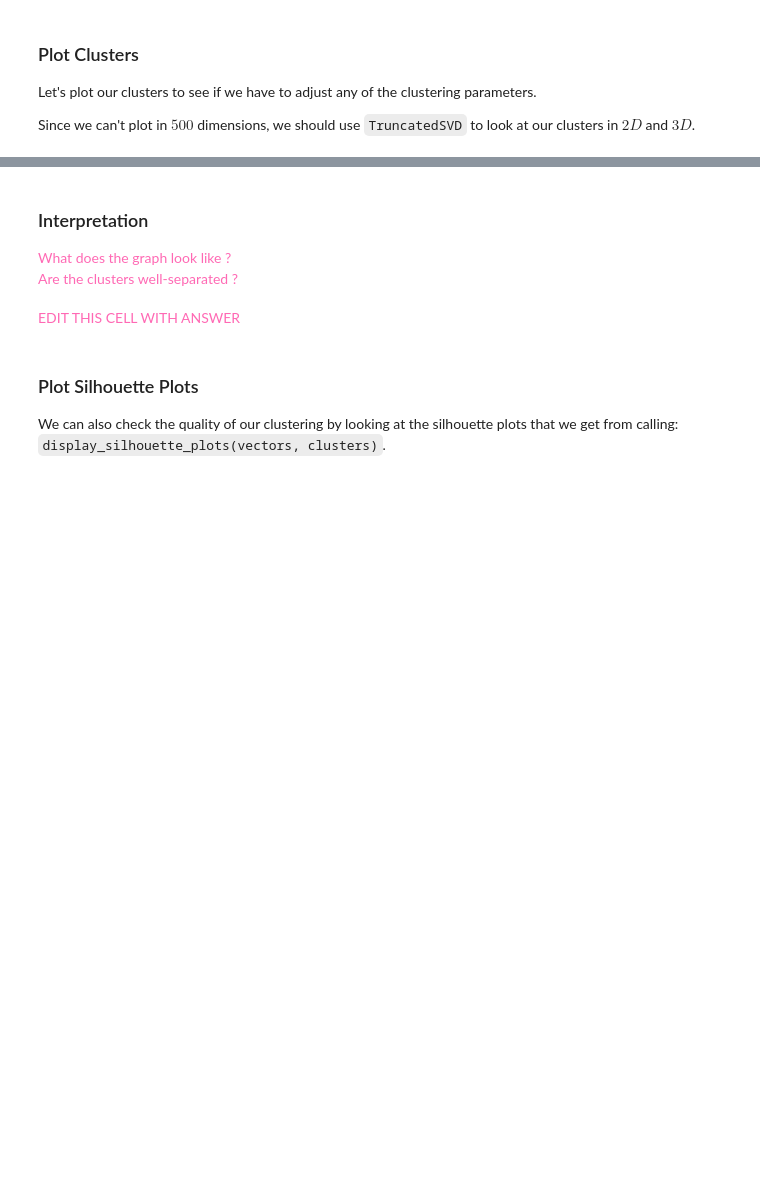
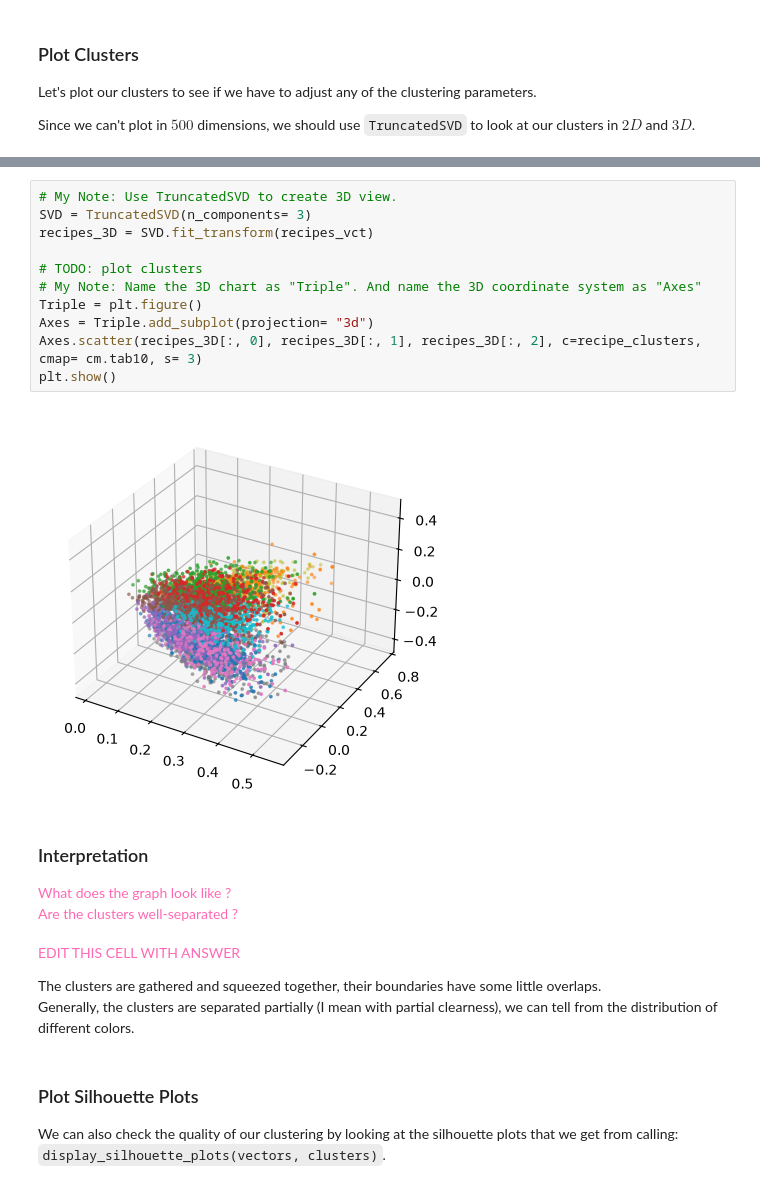
Before and after one commit to AI-and-Machine-Learning-Fall-2026/Homework11, a Jupyter notebook: Homework11.ipynb, the cells around one changed output, grey strips where cells are left out. Drawn from its saved outputs; the diff is of its cells as text; blank space fills up the shorter version.

Commit message:
Partial Attempt 3

```diff
--- a/Homework11.ipynb
+++ b/Homework11.ipynb
@@ -236,3 +247,16 @@ Since we can't plot in $500$ dimensions, we should use `TruncatedSVD` to look at
+# %%
+# My Note: Use TruncatedSVD to create 3D view.
+SVD = TruncatedSVD(n_components= 3)
+recipes_3D = SVD.fit_transform(recipes_vct)
+
+# TODO: plot clusters
+# My Note: Name the 3D chart as "Triple". And name the 3D coordinate system as "Axes"
+Triple = plt.figure()
+Axes = Triple.add_subplot(projection= "3d")
+Axes.scatter(recipes_3D[:, 0], recipes_3D[:, 1], recipes_3D[:, 2], c=recipe_clusters, cmap= cm.tab10, s= 3)
+plt.show()
+# %% [output]
+[figure, added]
 # %% [markdown]
 ### Interpretation
 
@@ -240,8 +264,11 @@ Since we can't plot in $500$ dimensions, we should use `TruncatedSVD` to look at
 What does the graph look like ?<br>
 Are the clusters well-separated ?
 </span>
-# %% [markdown]
-<span style="color:hotpink;">EDIT THIS CELL WITH ANSWER</span>
+# %% [markdown]
+<span style="color:hotpink;">EDIT THIS CELL WITH ANSWER</span>
+
+The clusters are gathered and squeezed together, their boundaries have some little overlaps. <br>
+Generally, the clusters are separated partially (I mean with partial clearness), we can tell from the distribution of different colors.
 # %% [markdown]
 ### Plot Silhouette Plots
 
```
Also changed, not shown: parts of 8 cells of this notebook, 1 other file.
